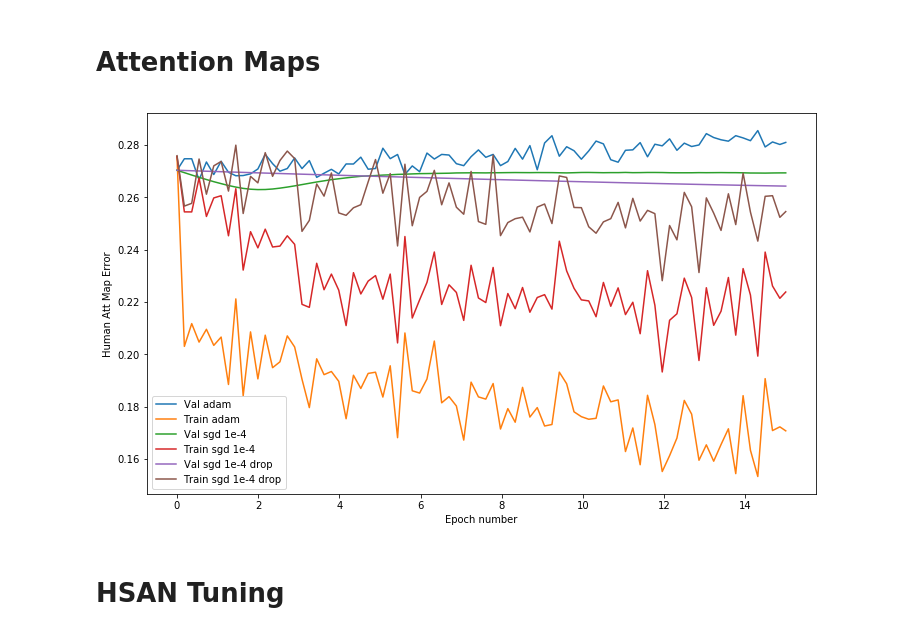
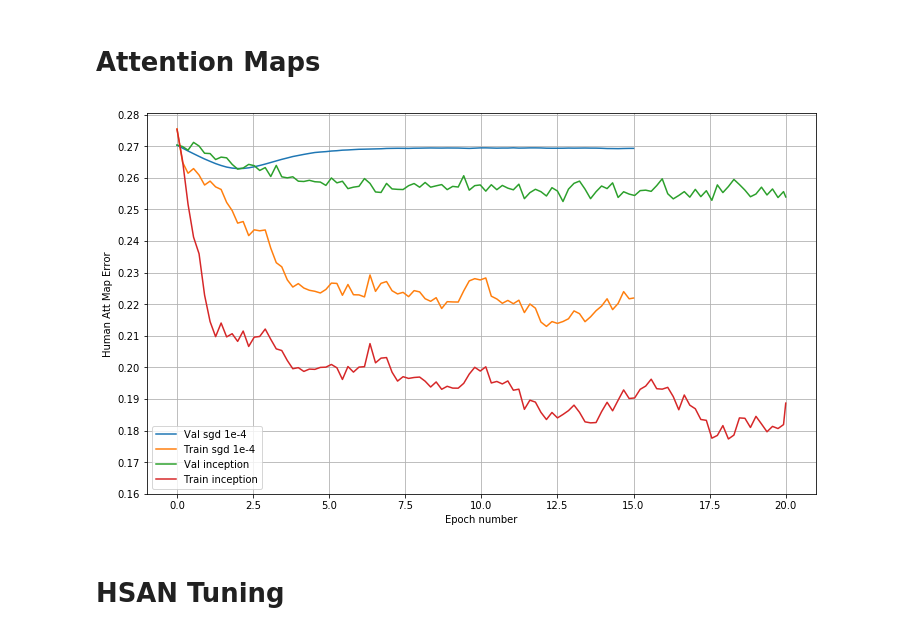
Before and after one commit to goncalomcorreia/vqa_human_attention, a Jupyter notebook: Plots.ipynb, the cells around one changed output. Saved outputs shown, nothing was run; the diff lists cells and outputs as text; code cells hidden in the pictures.

Commit message:
Expand inception block

```diff
--- a/Plots.ipynb
+++ b/Plots.ipynb
@@ -310,21 +310,9 @@ x_axis_sub_train = []
 acc_train = []
 err_train = []
 err_map_train = []
-labels = ['adam','sgd 1e-4','sgd 1e-4 drop']
+labels = ['sgd 1e-4','inception']
 
-plot_dir = '/afs/inf.ed.ac.uk/user/s16/s1670404/vqa_human_attention/expt/tuning/'
-plot = 'map_train_lr-4_rev_kl_plot_details.npz'
-
-with np.load(plot_dir+plot) as data:
-    #err_valid.append(data['valid_error'])
-    #acc_valid.append(data['valid_accuracy'])
-    x_axis_valid.append(data['x_axis_epochs'])
-    err_map_valid.append(data['valid_error_map'])
-    err_map_train.append(data['train_error_map'])
-    #x_axis_sub_train.append(data['sub_x_axis'])
-    #x_axis_main_train.append(data['main_x_axis'])
-    #err_train.append(data['train_error'])
-    #acc_train.append(data['train_accuracy'])
+plot_dir = '/Users/goncalocorreia/vqa_human_attention/expt/tuning/'
 
 plot = 'sgd_1e-4_kl_plot_details.npz'
 
@@ -339,7 +327,7 @@ with np.load(plot_dir+plot) as data:
     #err_train.append(data['train_error'])
     #acc_train.append(data['train_accuracy'])
 
-plot = 'maps_drop_kl_plot_details.npz'
+plot = 'maps_inception_plot_details.npz'
 
 with np.load(plot_dir+plot) as data:
     #err_valid.append(data['valid_error'])
@@ -354,15 +342,17 @@ with np.load(plot_dir+plot) as data:
 # %%
 fig = plt.figure(figsize=(12, 7))
 ax1 = fig.add_subplot(1, 1, 1)
 for i in xrange(len(x_axis_valid)):
     ax1.plot(x_axis_valid[i], err_map_valid[i], label='Val '+labels[i])
-    ax1.plot(x_axis_valid[i], err_map_train[i], label='Train '+labels[i])
+    ax1.plot(x_axis_valid[i], running_mean(err_map_train[i],5), label='Train '+labels[i])
 ax1.legend(loc=0,prop={'size':10})
 ax1.set_xlabel('Epoch number')
 ax1.set_ylabel('Human Att Map Error')
+ax1.yaxis.set_ticks(np.arange(0.16,0.28,0.01))
+ax1.grid(True)
 fig.show()
 # %% [output]
-[figure, old version]
+[figure, new version]
 # %% [markdown]
 # HSAN Tuning
 # %%
```
Also changed, not shown: 1 other file.
